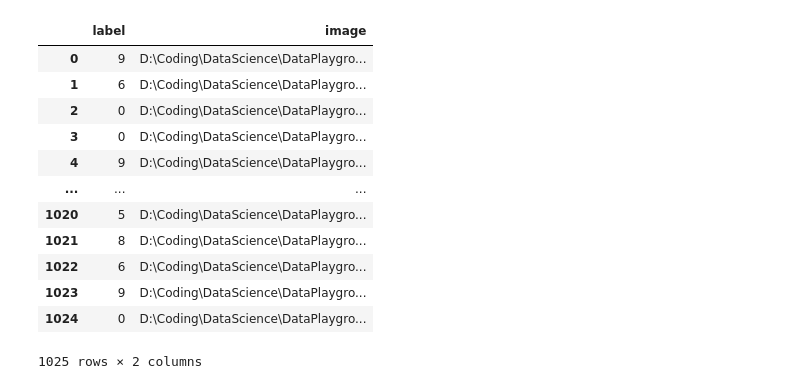
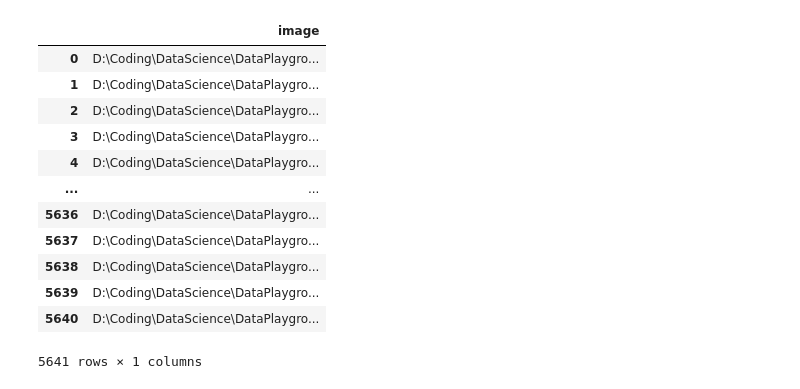
Before and after one commit to Volplayed/data-playground, a Jupyter notebook: FruitRecognition/fruit_recognition.ipynb, the cells around one changed output. Cells and saved outputs as stored; diff of their text form; code cells hidden in the pictures.

```diff
--- a/FruitRecognition/fruit_recognition.ipynb
+++ b/FruitRecognition/fruit_recognition.ipynb
@@ -47,41 +48,30 @@ df_train
 # %%
-labels_test = []
+
 images_test = []
 
 path_test = "D:\Coding\DataScience\DataPlayground\FruitRecognition\data\\test"
 dir_list_test = os.listdir(path_test)
+img_list = os.listdir(path_test)
+for img in img_list:
+    images_test.append(path_test + "\\" + img)
 
-for lab in dir_list_test:
-    #temp image list for each label
-    img_list = os.listdir(path_test + "\\" + lab)
-    for img in img_list:
-        labels_test.append(lab)
-        images_test.append(path_test + "\\" + lab + "\\" + img)
-
-df_test = pd.DataFrame({"label":labels_test, "image":images_test})
-#set each label a number
-label_nums = dict(enumerate(df_test["label"].unique()))
-#swap keys and values
-label_nums = {value:key for key, value in label_nums.items()}
-
-#map the label to the number
-df_test["label"] = df_test["label"].map(label_nums)
+df_test = pd.DataFrame({"image":images_test})
 
 #shuffle the dataframe
 df_test = df_test.sample(frac=1).reset_index(drop=True)
 
 df_test
 # %% [output]
-|  | label | image |
-| 0 | 9 | D:\Coding\DataScience\DataPlaygro... |
-| 1 | 6 | D:\Coding\DataScience\DataPlaygro... |
-| 2 | 0 | D:\Coding\DataScience\DataPlaygro... |
-| 3 | 0 | D:\Coding\DataScience\DataPlaygro... |
-| 4 | 9 | D:\Coding\DataScience\DataPlaygro... |
-| ... | ... | ... |
-| 1020 | 5 | D:\Coding\DataScience\DataPlaygro... |
-| 1021 | 8 | D:\Coding\DataScience\DataPlaygro... |
-| 1022 | 6 | D:\Coding\DataScience\DataPlaygro... |
-| 1023 | 9 | D:\Coding\DataScience\DataPlaygro... |
-| 1024 | 0 | D:\Coding\DataScience\DataPlaygro... |
+|  | image |
+| 0 | D:\Coding\DataScience\DataPlaygro... |
+| 1 | D:\Coding\DataScience\DataPlaygro... |
+| 2 | D:\Coding\DataScience\DataPlaygro... |
+| 3 | D:\Coding\DataScience\DataPlaygro... |
+| 4 | D:\Coding\DataScience\DataPlaygro... |
+| ... | ... |
+| 5636 | D:\Coding\DataScience\DataPlaygro... |
+| 5637 | D:\Coding\DataScience\DataPlaygro... |
+| 5638 | D:\Coding\DataScience\DataPlaygro... |
+| 5639 | D:\Coding\DataScience\DataPlaygro... |
+| 5640 | D:\Coding\DataScience\DataPlaygro... |
-1025 rows × 2 columns
+5641 rows × 1 columns
```
Also changed, not shown: parts of 10 cells of this notebook.
